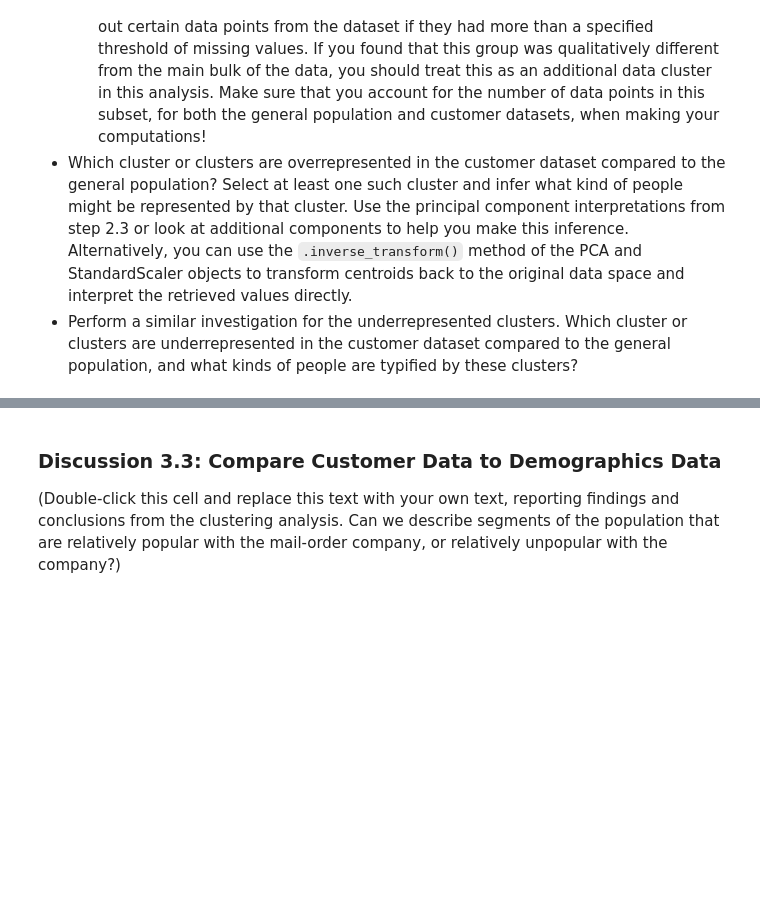
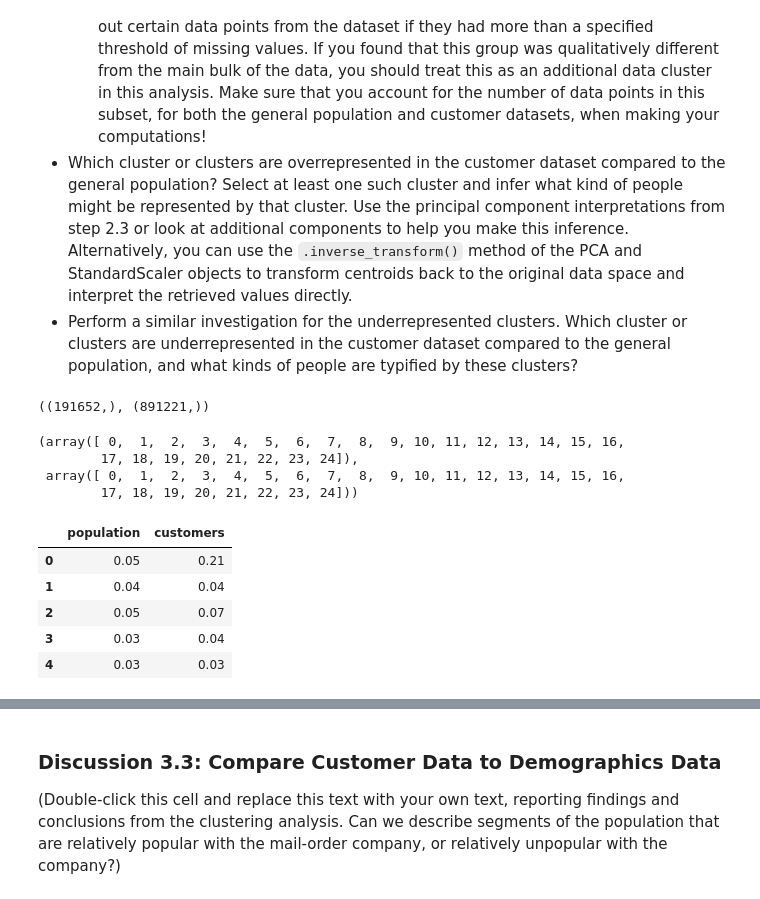
Before and after one commit to marooned20/identify-customer-segments, a Jupyter notebook: Identify_Customer_Segments.ipynb, the cells around one changed output, grey strips where cells are left out. Cells and saved outputs as stored; diff of their text form; code cells hidden in the pictures; blank space fills up the shorter version.

```diff
--- a/Identify_Customer_Segments.ipynb
+++ b/Identify_Customer_Segments.ipynb
@@ -987,3 +989,26 @@ Take a look at the following points in this step:
+# %%
+cust_kmeans_labels.shape, kmeans_pop_labels.shape
+# %% [output]
+((191652,), (891221,))
 # %%
-# Compare the proportion of data in each cluster for the customer data to the
-# proportion of data in each cluster for the general population.
+# Compare the proportion of data in each cluster for the customer data to the proportion of data in each cluster for the general population.
+np.unique(kmeans_pop_labels), np.unique(cust_kmeans_labels)
+# %% [output]
+(array([ 0,  1,  2,  3,  4,  5,  6,  7,  8,  9, 10, 11, 12, 13, 14, 15, 16,
+        17, 18, 19, 20, 21, 22, 23, 24]),
+ array([ 0,  1,  2,  3,  4,  5,  6,  7,  8,  9, 10, 11, 12, 13, 14, 15, 16,
+        17, 18, 19, 20, 21, 22, 23, 24]))
+# %%
+# What kinds of people are part of a cluster that is overrepresented in the customer data compared to the general population?
+s1 = pd.Series(kmeans_pop_labels).value_counts(normalize=True).sort_index()
+s2 = pd.Series(cust_kmeans_labels).value_counts(normalize=True).sort_index()
+df_prop = pd.concat([s1, s2], axis=1)
+df_prop.columns = ['population', 'customers']
+df_prop.head()
+# %% [output]
+|  | population | customers |
+| 0 | 0.05 | 0.21 |
+| 1 | 0.04 | 0.04 |
+| 2 | 0.05 | 0.07 |
+| 3 | 0.03 | 0.04 |
+| 4 | 0.03 | 0.03 |
```
Also changed, not shown: parts of 5 cells of this notebook.
